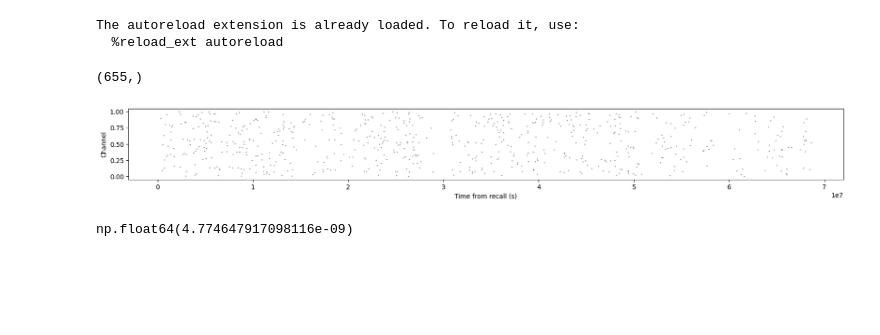
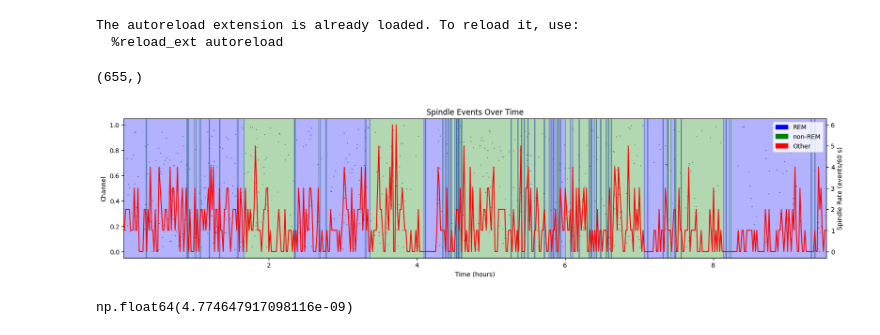
Before and after one commit to NxNiki/ripple-detection, a Jupyter notebook: notebooks/plot_sleep_spindles.ipynb, the cells around one changed output. Drawn from its saved outputs; the diff is of its cells as text; code cells hidden in the pictures; blank space fills up the shorter version.

Commit message:
[feat] update sleep score plot

```diff
--- a/notebooks/plot_sleep_spindles.ipynb
+++ b/notebooks/plot_sleep_spindles.ipynb
@@ -40,6 +43,7 @@ data = load_mat_file(spindle_file)
 The autoreload extension is already loaded. To reload it, use:
   %reload_ext autoreload
 # %%
+sleep_score = load_sleep_score(sleep_score_rockelle)
 start_time = np.array([x[0] for x in data['spindlesStartEndTimes']])
 end_time = np.array([x[1] for x in data['spindlesStartEndTimes']])
 start_time.shape
@@ -48,13 +52,9 @@ start_time.shape
 # %%
 
 # plot raster
-plt.subplots(1,1,figsize=(20,2))
-plt.scatter(start_time, np.random.rand(len(start_time)), s=.1, color='k') # SWR time v. trial
-plt.xlabel('Time from recall (s)')
-plt.ylabel('Channel')
-ax = plt.gca()
+plot_ripple_raster(start_time, spindle_fs, 60, 'Spindle', sleep_score=sleep_score)
 # %% [output]
-[figure, old version]
+[figure, new version]
 # %%
 len(start_time)/max(start_time)/spindle_fs
 # %% [output]
```
Also changed, not shown: parts of 6 cells of this notebook, 4 other files.
